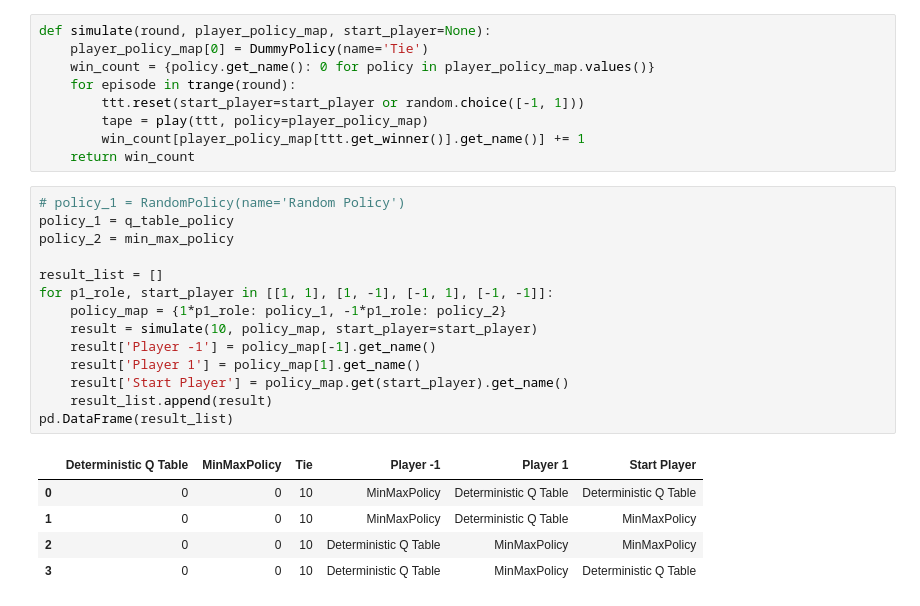
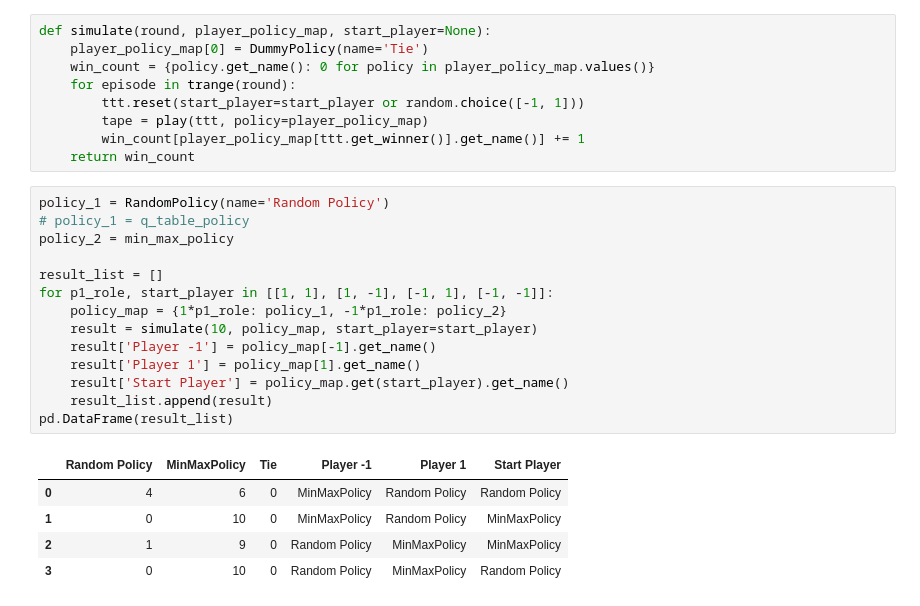
Before and after one commit to shibo1234/gomoku, a Jupyter notebook: RL Training.ipynb, the cells around one changed output. Cells and saved outputs as stored; diff of their text form.

Commit message:
update minmax policy

```diff
--- a/RL Training.ipynb
+++ b/RL Training.ipynb
@@ -226,22 +226,22 @@ def simulate(round, player_policy_map, start_player=None):
         win_count[player_policy_map[ttt.get_winner()].get_name()] += 1
     return win_count
 # %%
-# policy_1 = RandomPolicy(name='Random Policy')
-policy_1 = q_table_policy
+policy_1 = RandomPolicy(name='Random Policy')
+# policy_1 = q_table_policy
 policy_2 = min_max_policy
 
 result_list = []
 for p1_role, start_player in [[1, 1], [1, -1], [-1, 1], [-1, -1]]:
     policy_map = {1*p1_role: policy_1, -1*p1_role: policy_2}
     result = simulate(10, policy_map, start_player=start_player)
     result['Player -1'] = policy_map[-1].get_name()
     result['Player 1'] = policy_map[1].get_name()
     result['Start Player'] = policy_map.get(start_player).get_name()
     result_list.append(result)
 pd.DataFrame(result_list)
 # %% [output]
-|  | Deterministic Q Table | MinMaxPolicy | Tie | Player -1 | Player 1 | Start Player |
-| 0 | 0 | 0 | 10 | MinMaxPolicy | Deterministic Q Table | Deterministic Q Table |
-| 1 | 0 | 0 | 10 | MinMaxPolicy | Deterministic Q Table | MinMaxPolicy |
-| 2 | 0 | 0 | 10 | Deterministic Q Table | MinMaxPolicy | MinMaxPolicy |
-| 3 | 0 | 0 | 10 | Deterministic Q Table | MinMaxPolicy | Deterministic Q Table |
+|  | Random Policy | MinMaxPolicy | Tie | Player -1 | Player 1 | Start Player |
+| 0 | 4 | 6 | 0 | MinMaxPolicy | Random Policy | Random Policy |
+| 1 | 0 | 10 | 0 | MinMaxPolicy | Random Policy | MinMaxPolicy |
+| 2 | 1 | 9 | 0 | Random Policy | MinMaxPolicy | MinMaxPolicy |
+| 3 | 0 | 10 | 0 | Random Policy | MinMaxPolicy | Random Policy |
```
Also changed, not shown: parts of 3 cells of this notebook, 4 other files.
